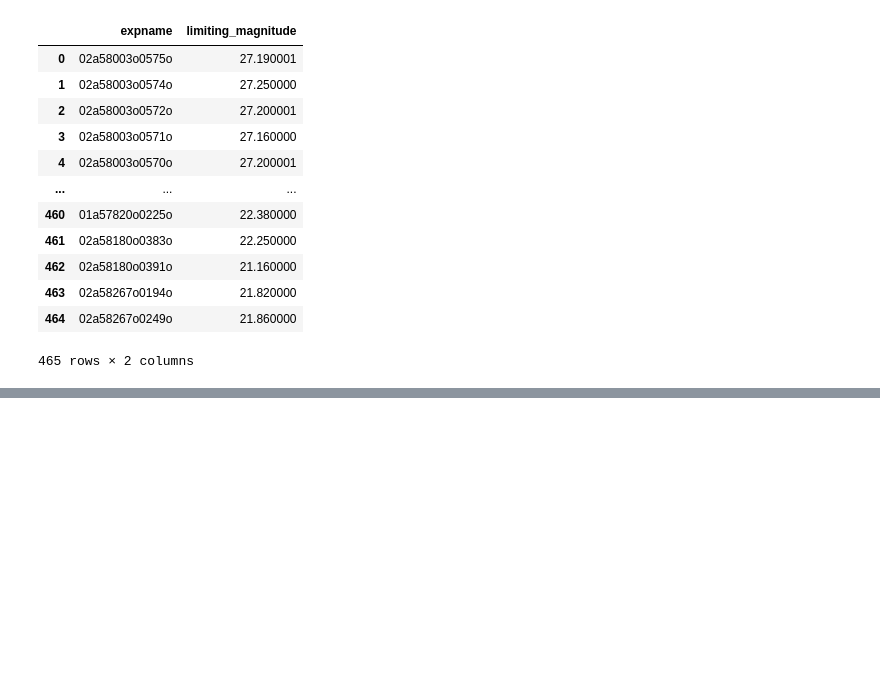
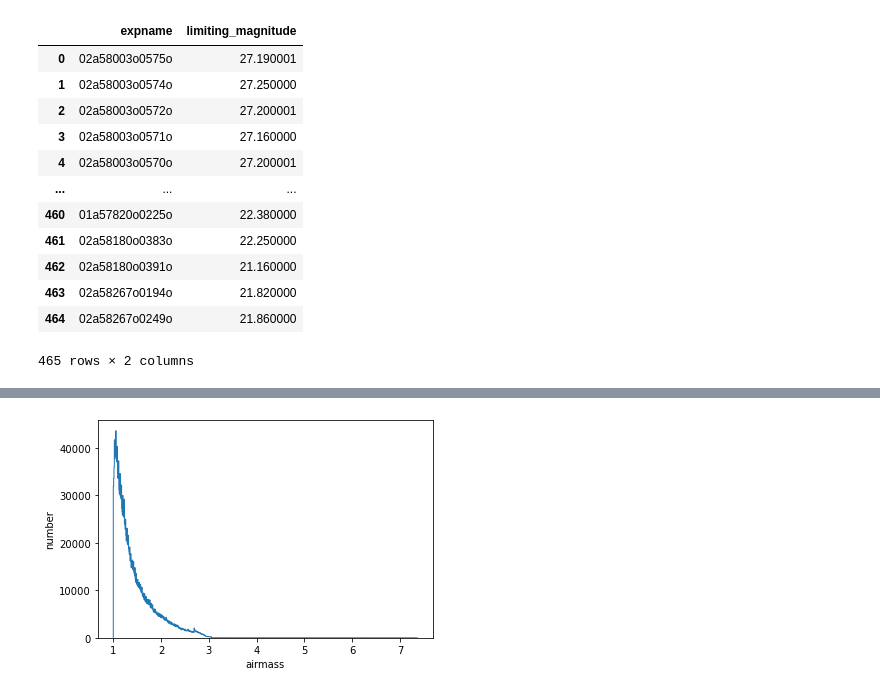
Before and after one commit to jrob93/atlas-phase-curves, a Jupyter notebook: atlas-phase-curves/limiting_magnitude/limiting_magnitude_analysis.ipynb, the cells around one changed output, grey strips where cells are left out. Saved outputs shown, nothing was run; the diff lists cells and outputs as text; code cells hidden in the pictures; blank space fills up the shorter version.

```diff
--- a/atlas-phase-curves/limiting_magnitude/limiting_magnitude_analysis.ipynb
+++ b/atlas-phase-curves/limiting_magnitude/limiting_magnitude_analysis.ipynb
@@ -196,0 +219,17 @@ print(len(df_cut)/len(df_atlas))
+# %%
+x_plot = "airmass"
+df_plot = df_atlas
+bins = "auto"
+
+fig = plt.figure()
+gs = gridspec.GridSpec(1,1)
+ax1 = plt.subplot(gs[0,0])
+
+ax1.hist(df_plot[x_plot], bins = bins, histtype = "step")#, log=True)
+
+ax1.set_xlabel(x_plot)
+ax1.set_ylabel("number")
+
+plt.show()
+# %% [output]
+[figure, added]
```
Also changed, not shown: parts of 4 cells of this notebook, 2 other files.
